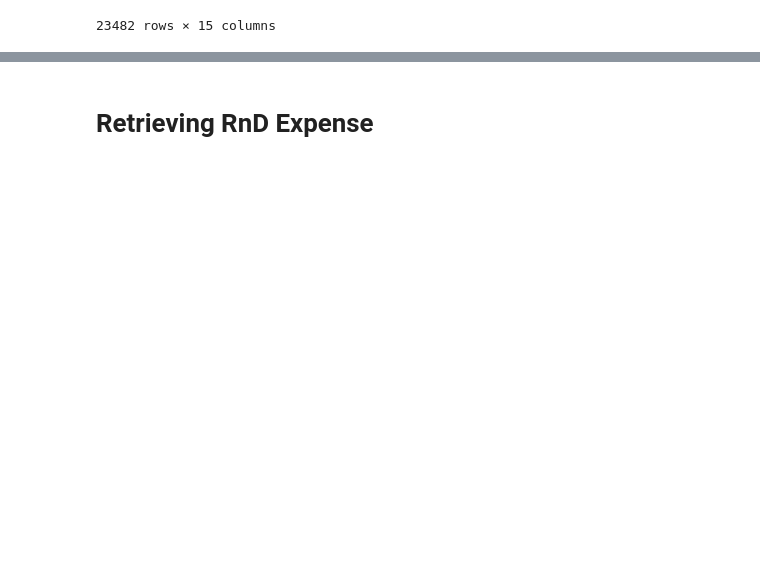
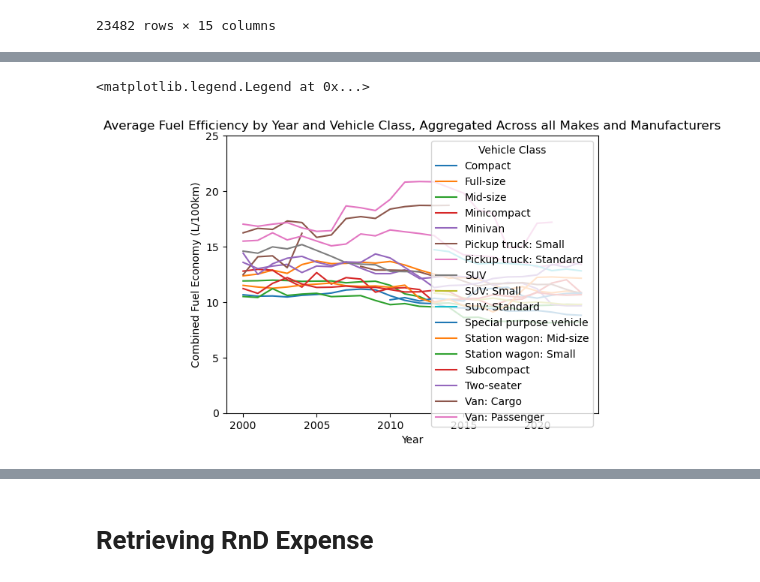
Before and after one commit to alexproskiw/Fuel-Efficiency-of-Canadian-Vehicles-Trends-and-Predictions, a Jupyter notebook: ECON323 Final Project.ipynb, the cells around one changed output, grey strips where cells are left out. Drawn from its saved outputs; the diff is of its cells as text; code cells hidden in the pictures; blank space fills up the shorter version.

```diff
--- a/ECON323 Final Project.ipynb
+++ b/ECON323 Final Project.ipynb
@@ -144,0 +162,15 @@ ax.yaxis.grid(True, color="black", alpha = 0.4, linestyle='--')
+# %%
+fuel_economy_by_year_and_vehicle_type = full_dataset.pivot_table(index="model_year", columns="vehicle_class", values="comb_lpkm", aggfunc="mean")
+# drop the UL column, as it was only used in 2007
+fuel_economy_by_year_and_vehicle_type.drop("UL", axis=1, inplace=True)
+
+ax = fuel_economy_by_year_and_vehicle_type.plot.line()
+ax.set_xlabel("Year")
+ax.set_ylabel("Combined Fuel Economy (L/100km)")
+ax.set_ylim(0, 25)
+ax.set_title("Average Fuel Efficiency by Year and Vehicle Class, Aggregated Across all Makes and Manufacturers")
+handles, labels = ax.get_legend_handles_labels()
+ax.legend(handles, labels, title="Vehicle Class", loc='upper right')
+# %% [output]
+<matplotlib.legend.Legend at 0x...>
+[figure, added]
```
Also changed, not shown: parts of 10 cells of this notebook.
